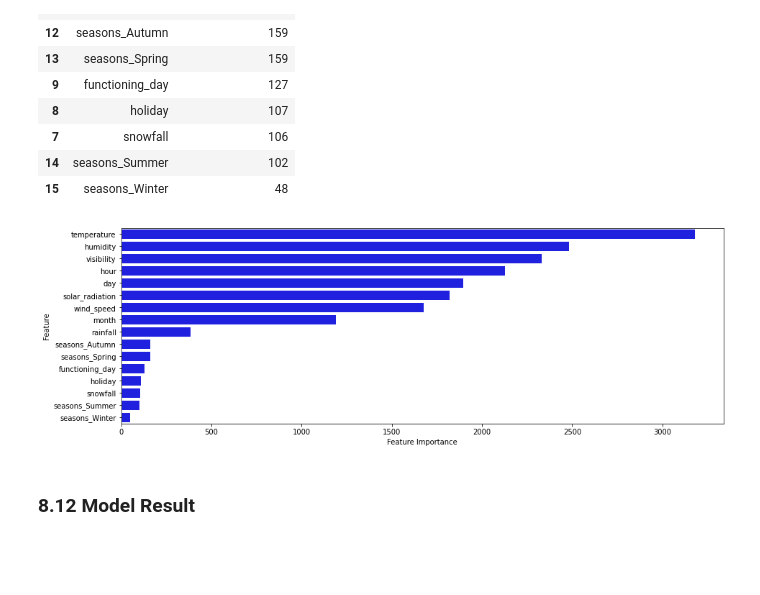
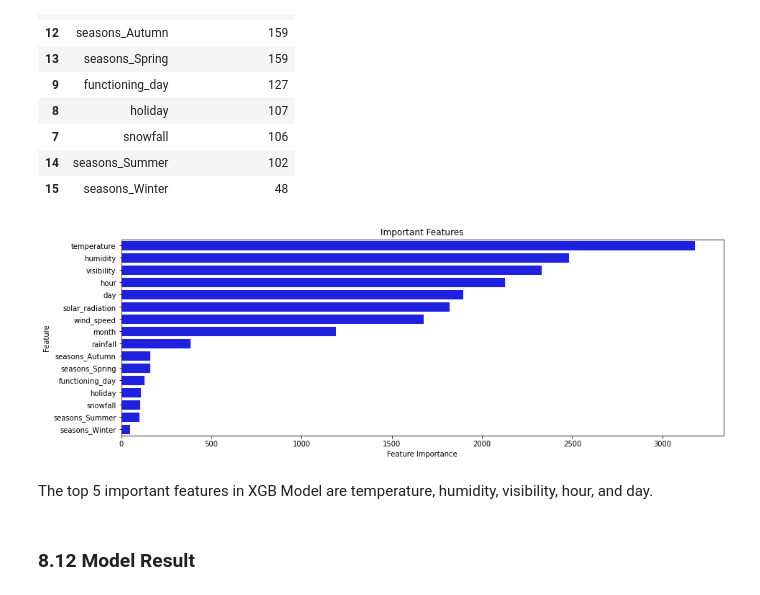
Before and after one commit to Navneet2409/bike-sharing-demand-prediction, a Jupyter notebook: Bike_Sharing_Notebook_Navneet_Keshri.ipynb, the cells around one changed output. Cells and saved outputs as stored; diff of their text form; code cells hidden in the pictures; blank space fills up the shorter version.

```diff
--- a/Bike_Sharing_Notebook_Navneet_Keshri.ipynb
+++ b/Bike_Sharing_Notebook_Navneet_Keshri.ipynb
@@ -1550,9 +1536,9 @@ Random Forest is an ensemble machine learning algorithm that builds multiple dec
 # %% [markdown]
 **Hyperparameter Tunning using GridSearchCV**
 # %%
-param_grid = {'n_estimators': [50,80],     # number of trees in the ensemble
-             'max_depth': [15,20],        # maximum number of levels allowed in each tree.
-             'min_samples_split': [5,15],     # minimum number of samples necessary in a node to cause node splitting.
+param_grid = {'n_estimators': [50,80],       # number of trees in the ensemble
+             'max_depth': [15,20],           # maximum number of levels allowed in each tree.
+             'min_samples_split': [5,15],    # minimum number of samples necessary in a node to cause node splitting.
              'min_samples_leaf': [3,5]}      # minimum number of samples which can be stored in a tree leaf.
 
 
@@ -1560,7 +1546,7 @@ param_grid = {'n_estimators': [50,80],     # number of trees in the ensemble
 rf = RandomForestRegressor()
 
 # Use GridSearchCV to perform a grid search over the parameter grid
-grid_search = GridSearchCV(rf, param_grid=param_grid, cv=5, verbose=2, scoring='r2')
+grid_search = GridSearchCV(rf, param_grid=param_grid, cv=5, scoring='r2')
 
 # Fit the model to the training data
 grid_search.fit(X, y)
@@ -1680,7 +1687,7 @@ XGBoost (eXtreme Gradient Boosting) is an optimized implementation of the Gradie
 **HyperParameter Tunning using GridSearchCV**
 # %%
 param_grid = {'n_estimators': [300,500],     # number of trees in the ensemble
-             'max_depth': [7,8],        # maximum number of levels allowed in each tree.
+             'max_depth': [7,8],             # maximum number of levels allowed in each tree.
              'min_samples_split': [3,5],     # minimum number of samples necessary in a node to cause node splitting.
              'min_samples_leaf': [3,5]}      # minimum number of samples which can be stored in a tree leaf.
 
@@ -1689,7 +1696,7 @@ param_grid = {'n_estimators': [300,500],     # number of trees in the ensemble
 xgb = XGBRegressor()
 
 # Use GridSearchCV to perform a grid search over the parameter grid
-grid_search = GridSearchCV(xgb, param_grid=param_grid, cv=5, verbose=2, scoring='r2')
+grid_search = GridSearchCV(xgb, param_grid=param_grid, cv=5, scoring='r2')
 
 # Fit the model to the training data
 grid_search.fit(X, y)
@@ -1794,7 +1806,7 @@ One of the key features of LightGBM is its use of a histogram-based approach to
 **HyperParameter Tunning using GridSearchCV**
 # %%
 param_grid = {'n_estimators': [600,800],     # number of trees in the ensemble
-             'max_depth': [8,10],        # maximum number of levels allowed in each tree.
+             'max_depth': [8,10],            # maximum number of levels allowed in each tree.
              'min_samples_split': [3,5],     # minimum number of samples necessary in a node to cause node splitting.
              'min_samples_leaf': [2,3]}      # minimum number of samples which can be stored in a tree leaf.
 
@@ -1803,7 +1815,7 @@ param_grid = {'n_estimators': [600,800],     # number of trees in the ensemble
 lgb = LGBMRegressor()
 
 # Use GridSearchCV to perform a grid search over the parameter grid
-grid_search = GridSearchCV(lgb, param_grid=param_grid, cv=5, verbose=2, scoring='r2')
+grid_search = GridSearchCV(lgb, param_grid=param_grid, cv=5, scoring='r2')
 
 # Fit the model to the training data
 grid_search.fit(X, y)
@@ -1893,9 +1907,12 @@ sorting_features
 # %%
 # plotting feature importance graph
 plt.figure(figsize=(15,5))
-sns.barplot(x='Feature Importance', y='Feature', data=sorting_features, color='blue')
+bar=sns.barplot(x='Feature Importance', y='Feature', data=sorting_features, color='blue')
+bar.set_title('Important Features')
 plt.show()
 # %% [output]
-[figure, old version]
+[figure, new version]
+# %% [markdown]
+The top 5 important features in XGB Model are temperature, humidity, visibility, hour, and day.
 # %% [markdown]
 ### **8.12 Model Result**
```
Also changed, not shown: parts of 81 cells of this notebook.
